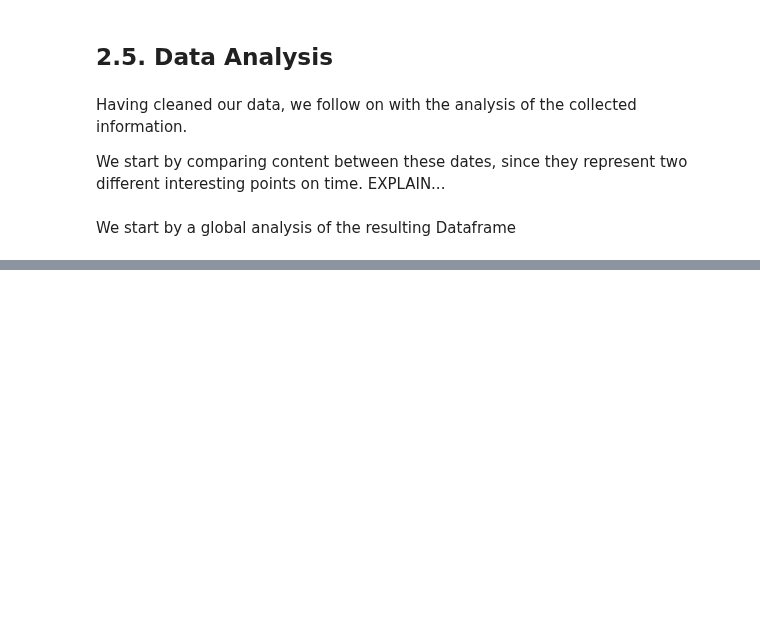
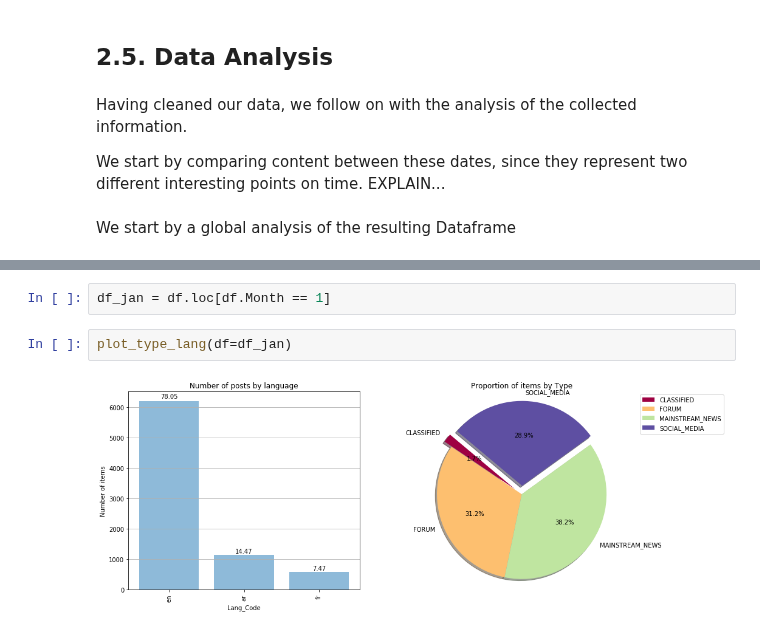
Before and after one commit to KhalilMrini/Revisiting-Arab-Spring, a Jupyter notebook: Project/Project.ipynb, the cells around one changed output, grey strips where cells are left out. Cells and saved outputs as stored; diff of their text form; blank space fills up the shorter version.

```diff
--- a/Project/Project.ipynb
+++ b/Project/Project.ipynb
@@ -721,0 +765,6 @@ Index(['Author_Link', 'Author_Name', 'Category', 'Datetime', 'Egypt',
+# %%
+df_jan = df.loc[df.Month == 1]
+# %%
+plot_type_lang(df=df_jan)
+# %% [output]
+[figure, added]
```
Also changed, not shown: parts of 18 cells of this notebook.
